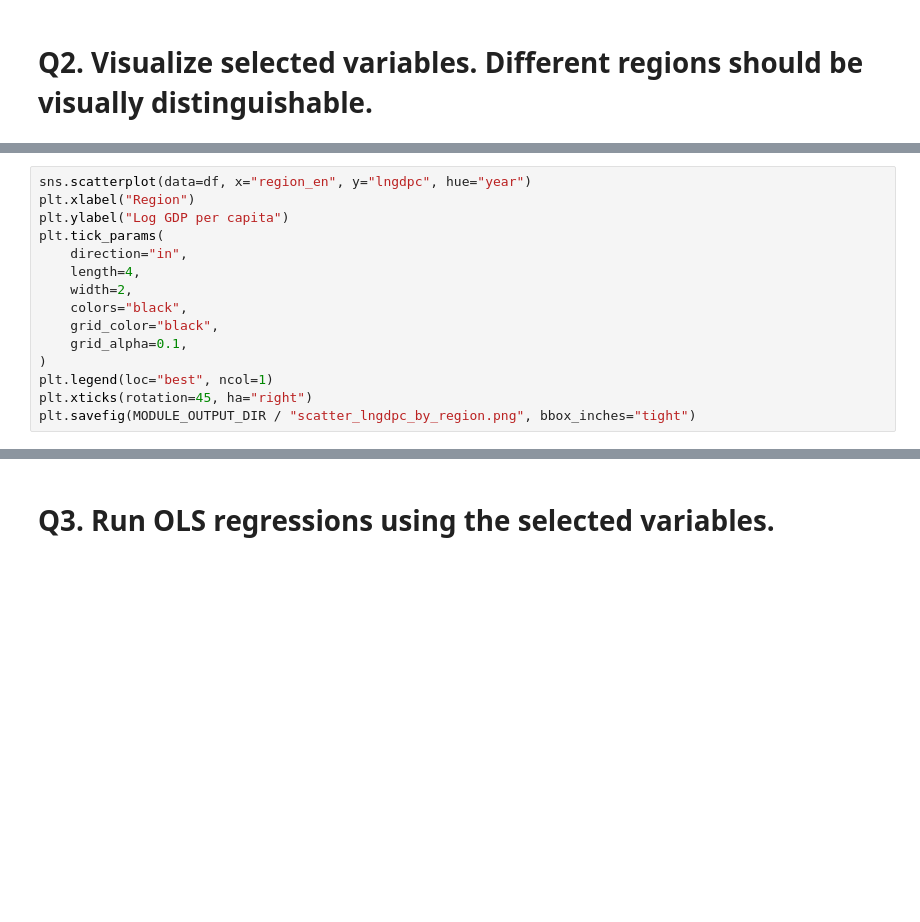
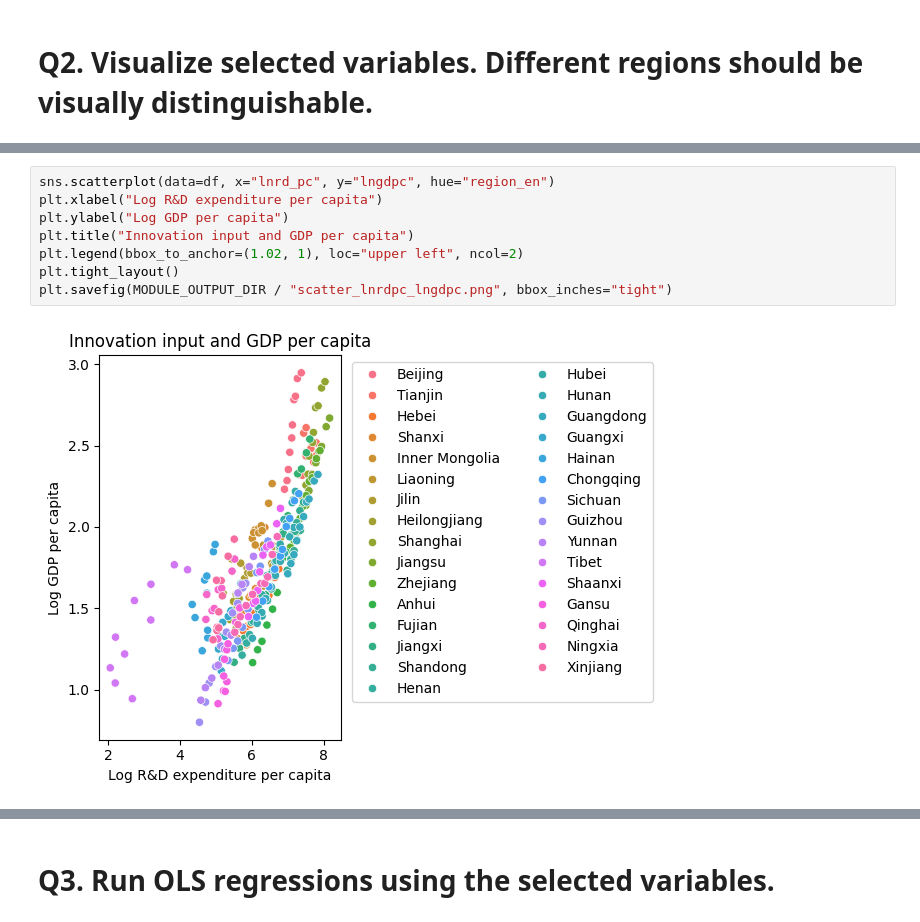
Before and after one commit to hanyu2010wendy/Big-Data-Analysis-2025, a Jupyter notebook: assignments/04_multivariable_linear_regression/Homework4_solution.ipynb, the cells around one changed output, grey strips where cells are left out. Drawn from its saved outputs; the diff is of its cells as text; blank space fills up the shorter version.

```diff
--- a/assignments/04_multivariable_linear_regression/Homework4_solution.ipynb
+++ b/assignments/04_multivariable_linear_regression/Homework4_solution.ipynb
@@ -107,18 +139,13 @@ plt.savefig(MODULE_OUTPUT_DIR / "scatter_ecommerce_share_by_region.png", bbox_in
 # %%
-sns.scatterplot(data=df, x="region_en", y="lngdpc", hue="year")
-plt.xlabel("Region")
+sns.scatterplot(data=df, x="lnrd_pc", y="lngdpc", hue="region_en")
+plt.xlabel("Log R&D expenditure per capita")
 plt.ylabel("Log GDP per capita")
-plt.tick_params(
-    direction="in",
-    length=4,
-    width=2,
-    colors="black",
-    grid_color="black",
-    grid_alpha=0.1,
-)
-plt.legend(loc="best", ncol=1)
-plt.xticks(rotation=45, ha="right")
-plt.savefig(MODULE_OUTPUT_DIR / "scatter_lngdpc_by_region.png", bbox_inches="tight")
+plt.title("Innovation input and GDP per capita")
+plt.legend(bbox_to_anchor=(1.02, 1), loc="upper left", ncol=2)
+plt.tight_layout()
+plt.savefig(MODULE_OUTPUT_DIR / "scatter_lnrdpc_lngdpc.png", bbox_inches="tight")
+# %% [output]
+[figure, added]
 # %%
 df["area_group"] = "Non-coastal region"
 
```
Also changed, not shown: parts of 11 cells of this notebook, 3 other files.
